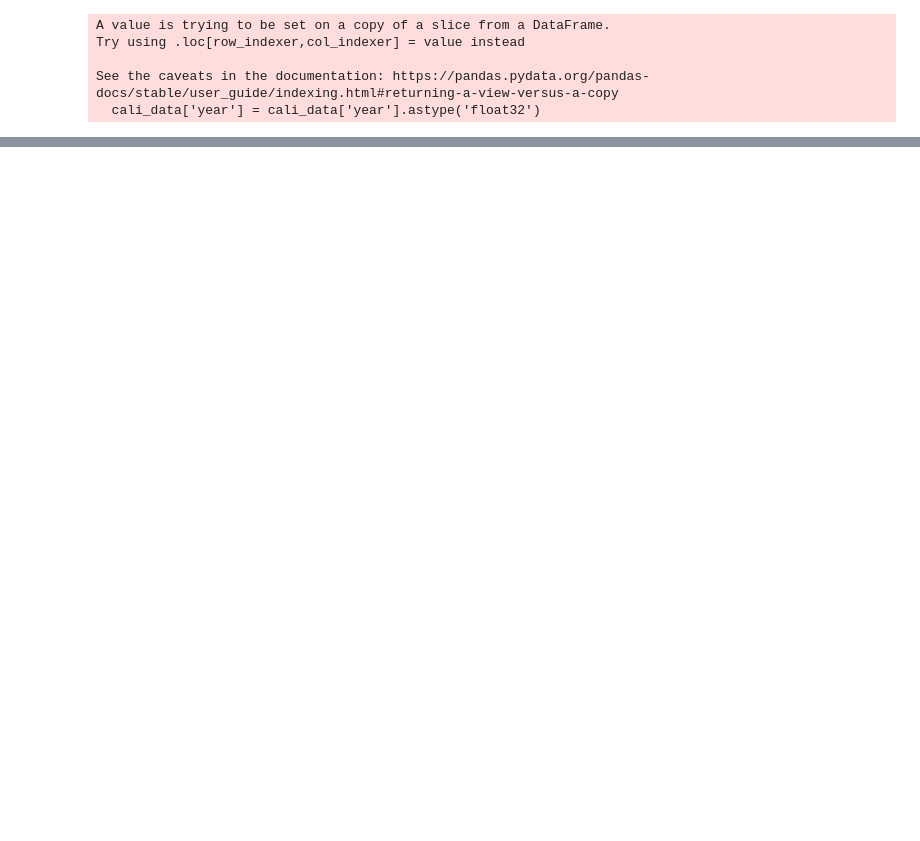
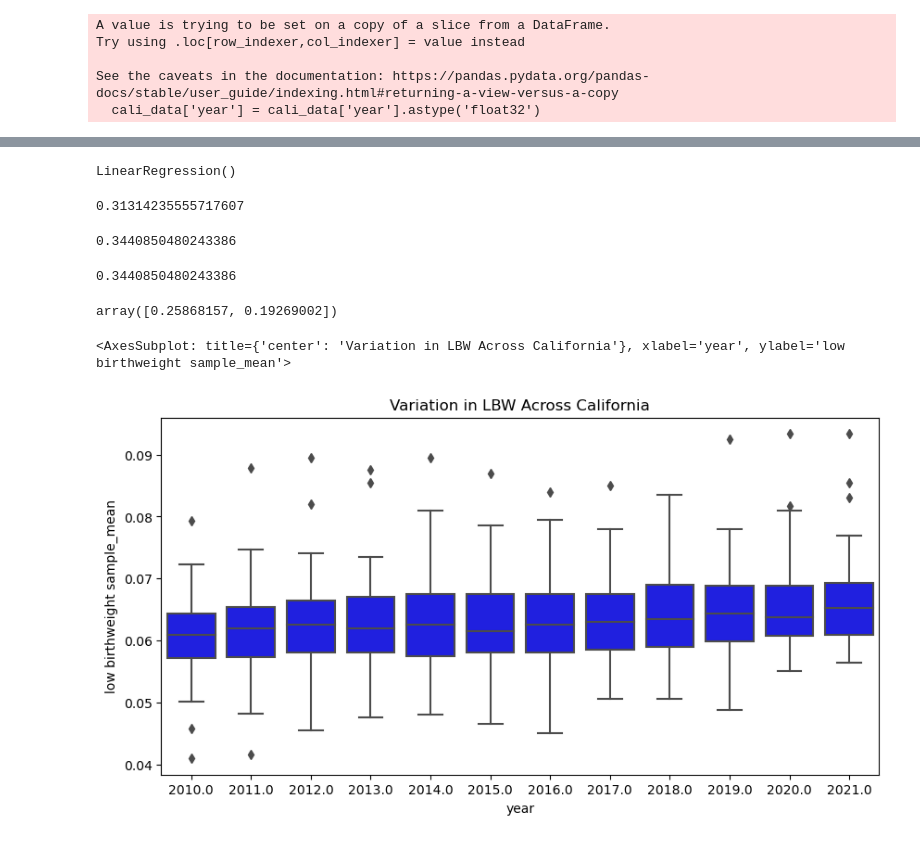
Before and after one commit to ralatorr/project_4, a Jupyter notebook: Jack_Notebook.v2.ipynb, the cells around one changed output, grey strips where cells are left out. Cells and saved outputs as stored; diff of their text form; code cells hidden in the pictures; blank space fills up the shorter version.

```diff
--- a/Jack_Notebook.v2.ipynb
+++ b/Jack_Notebook.v2.ipynb
@@ -287,0 +278,8 @@ t[('children in poverty','children in poverty series_mean')]
+# %%
+#dropping Alpine and 2022 data from air quality and social data
+cali_data = cali_data.query('county != "Alpine"').query('year < 2022')
+cali_air_quality = cali_air_quality.query('county != "Alpine"').query('year < 2022')
+# %%
+social = set(cali_data.county)
+ac = set(cali_air_quality.county)
+to_drop = list(social.symmetric_difference(ac))
@@ -287,0 +288,4 @@ t[('children in poverty','children in poverty series_mean')]
+# %%
+for county in to_drop:
+    cali_data = cali_data.query('county != "{}"'.format(county))
+    cali_air_quality = cali_air_quality.query('county != "{}"'.format(county))
@@ -287,0 +294,2 @@ t[('children in poverty','children in poverty series_mean')]
+# %%
+analysis_data = cali_data.merge(cali_air_quality,on=['year','county'])
@@ -287,0 +303,30 @@ t[('children in poverty','children in poverty series_mean')]
+# %%
+X_train, X_test, y_train, y_test = train_test_split(X, y, test_size=0.33, random_state=42)
+model = LinearRegression()
+model.fit(X_train,y_train)
+# %% [output]
+LinearRegression()
+# %%
+model.score(X_train,y_train)
+# %% [output]
+0.31314235555717607
+# %%
+model.score(X_test,y_test)
+# %% [output]
+0.3440850480243386
+# %%
+y_preds = model.predict(X_test)
+sklearn.metrics.r2_score(y_test,y_preds)
+# %% [output]
+0.3440850480243386
+# %%
+cross_val_score(model, X_train, y_train, cv=2)
+# %% [output]
+array([0.25868157, 0.19269002])
+# %%
+fig, ax1 = plt.subplots(figsize=(10, 5))
+plt.title('Variation in LBW Across California')
+sns.boxplot(x=analysis_data.year,y=analysis_data['low birthweight sample_mean'], color='blue')
+# %% [output]
+<AxesSubplot: title={'center': 'Variation in LBW Across California'}, xlabel='year', ylabel='low birthweight sample_mean'>
+[figure, added]
```
Also changed, not shown: parts of 60 cells of this notebook.
